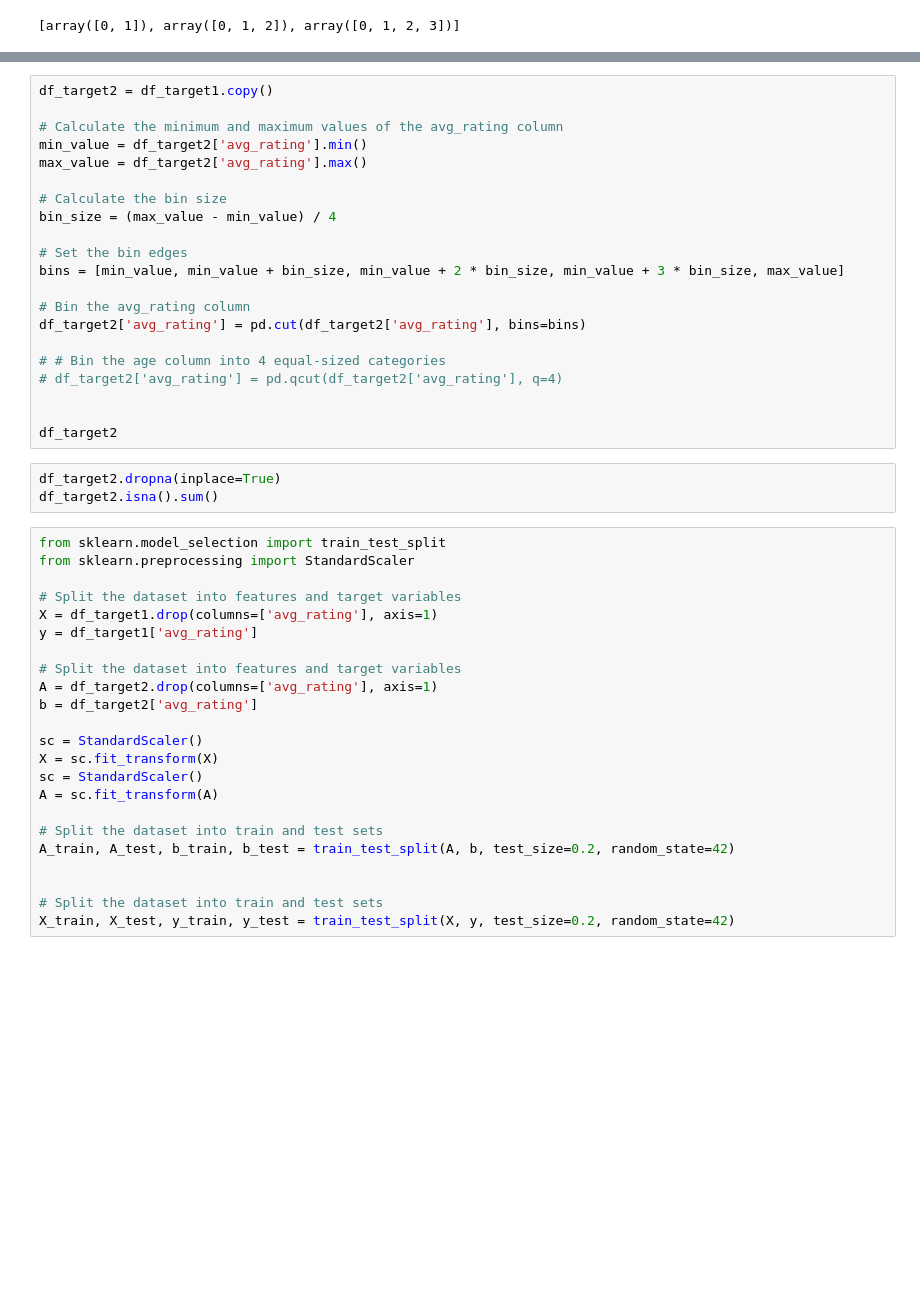
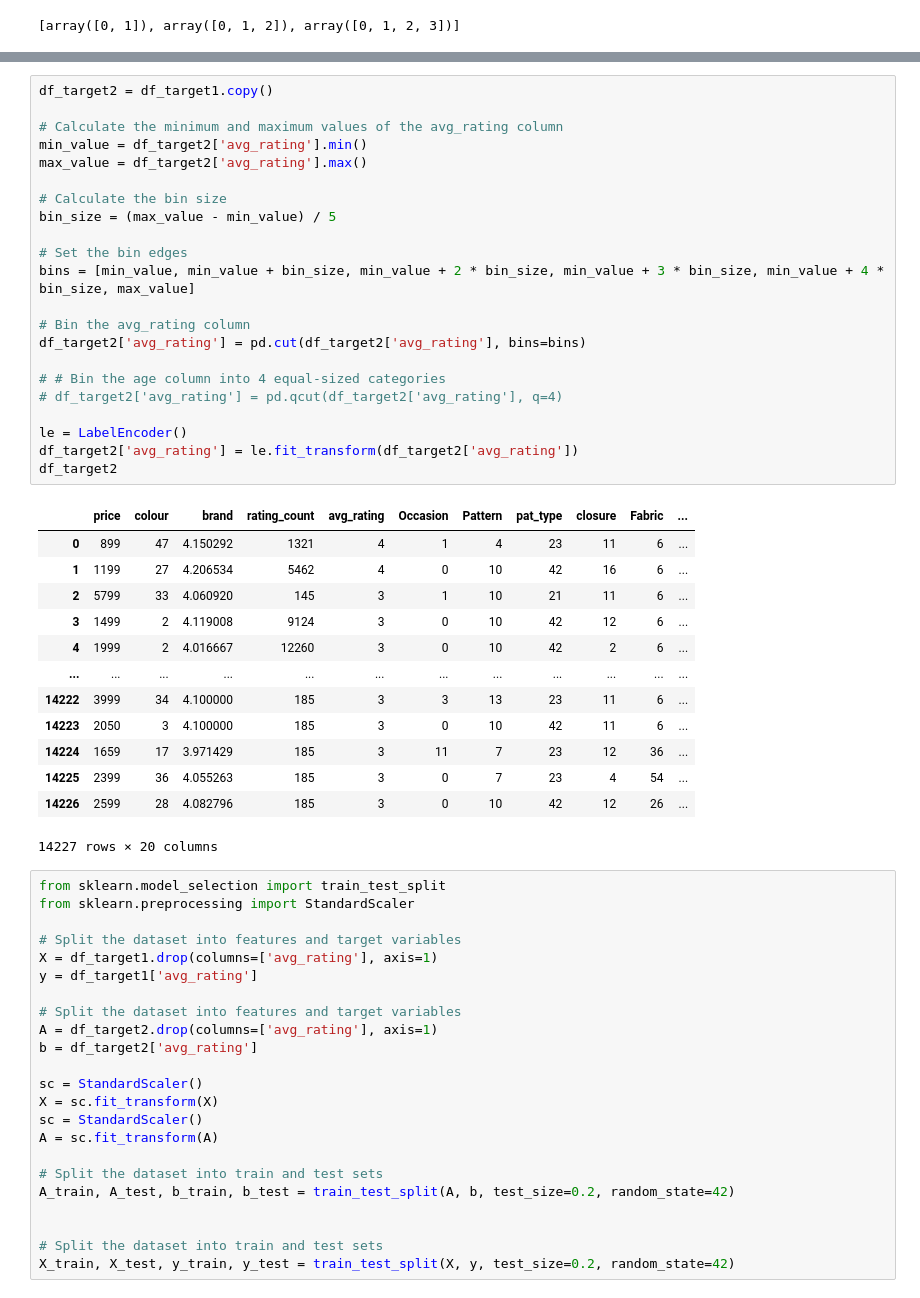
Before and after one commit to sage-ali/fashion_data_analysis, a Jupyter notebook: notebooks/fashion_data_cleaning.ipynb, the cells around one changed output, grey strips where cells are left out. Drawn from its saved outputs; the diff is of its cells as text; blank space fills up the shorter version.

```diff
--- a/notebooks/fashion_data_cleaning.ipynb
+++ b/notebooks/fashion_data_cleaning.ipynb
@@ -669,27 +681,39 @@ AttributeError: 'list' object has no attribute 'reshape'
 # %%
 df_target2 = df_target1.copy()
 
 # Calculate the minimum and maximum values of the avg_rating column
 min_value = df_target2['avg_rating'].min()
 max_value = df_target2['avg_rating'].max()
 
 # Calculate the bin size
-bin_size = (max_value - min_value) / 4
+bin_size = (max_value - min_value) / 5
 
 # Set the bin edges
-bins = [min_value, min_value + bin_size, min_value + 2 * bin_size, min_value + 3 * bin_size, max_value]
+bins = [min_value, min_value + bin_size, min_value + 2 * bin_size, min_value + 3 * bin_size, min_value + 4 * bin_size, max_value]
 
 # Bin the avg_rating column
 df_target2['avg_rating'] = pd.cut(df_target2['avg_rating'], bins=bins)
 
 # # Bin the age column into 4 equal-sized categories
 # df_target2['avg_rating'] = pd.qcut(df_target2['avg_rating'], q=4)
 
-
+le = LabelEncoder()
+df_target2['avg_rating'] = le.fit_transform(df_target2['avg_rating'])
 df_target2
+# %% [output]
+|  | price | colour | brand | rating_count | avg_rating | Occasion | Pattern | pat_type | closure | Fabric | ... |
+| 0 | 899 | 47 | 4.150292 | 1321 | 4 | 1 | 4 | 23 | 11 | 6 | ... |
+| 1 | 1199 | 27 | 4.206534 | 5462 | 4 | 0 | 10 | 42 | 16 | 6 | ... |
+| 2 | 5799 | 33 | 4.060920 | 145 | 3 | 1 | 10 | 21 | 11 | 6 | ... |
+| 3 | 1499 | 2 | 4.119008 | 9124 | 3 | 0 | 10 | 42 | 12 | 6 | ... |
+| 4 | 1999 | 2 | 4.016667 | 12260 | 3 | 0 | 10 | 42 | 2 | 6 | ... |
+| ... | ... | ... | ... | ... | ... | ... | ... | ... | ... | ... | ... |
+| 14222 | 3999 | 34 | 4.100000 | 185 | 3 | 3 | 13 | 23 | 11 | 6 | ... |
+| 14223 | 2050 | 3 | 4.100000 | 185 | 3 | 0 | 10 | 42 | 11 | 6 | ... |
+| 14224 | 1659 | 17 | 3.971429 | 185 | 3 | 11 | 7 | 23 | 12 | 36 | ... |
+| 14225 | 2399 | 36 | 4.055263 | 185 | 3 | 0 | 7 | 23 | 4 | 54 | ... |
+| 14226 | 2599 | 28 | 4.082796 | 185 | 3 | 0 | 10 | 42 | 12 | 26 | ... |
+14227 rows × 20 columns
-# %%
-df_target2.dropna(inplace=True)
-df_target2.isna().sum()
 # %%
 from sklearn.model_selection import train_test_split
 from sklearn.preprocessing import StandardScaler
```
Also changed, not shown: parts of 17 cells of this notebook.
